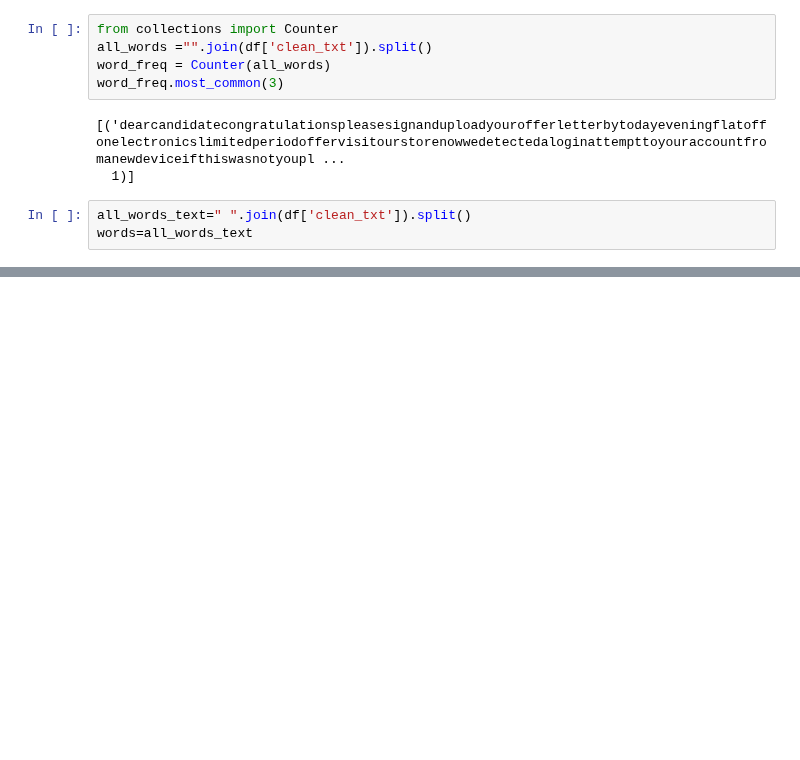
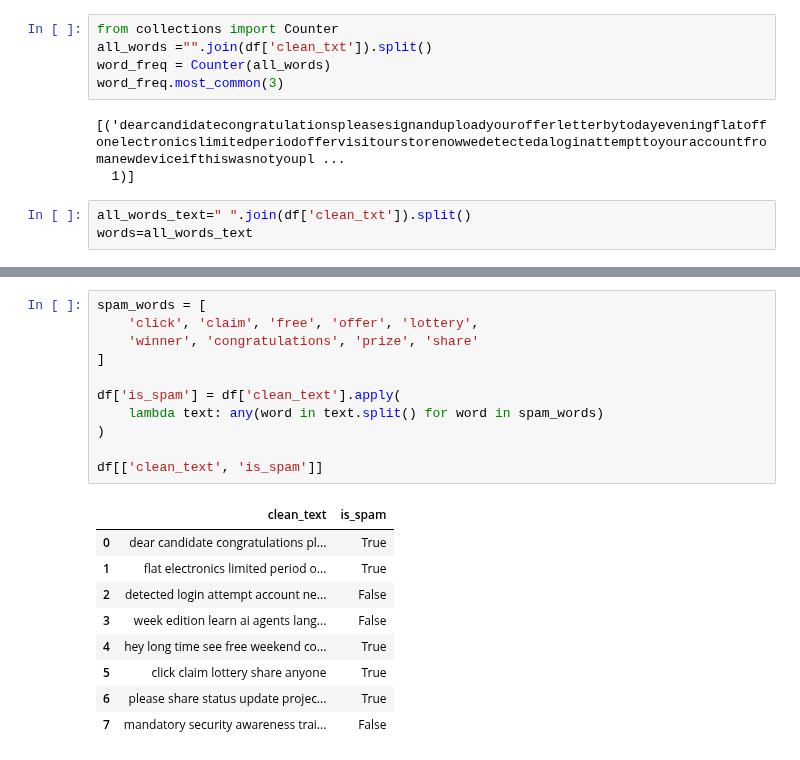
Before and after one commit to springboardmentor74219x/infosys-langgraph-email-assistant-group2, a Jupyter notebook: notebook/email-process.ipynb, the cells around one changed output, grey strips where cells are left out. Drawn from its saved outputs; the diff is of its cells as text; blank space fills up the shorter version.

```diff
--- a/notebook/email-process.ipynb
+++ b/notebook/email-process.ipynb
@@ -205,0 +315,21 @@ filtered_words=[w for w in words if w not in stop_words]
+# %%
+spam_words = [
+    'click', 'claim', 'free', 'offer', 'lottery',
+    'winner', 'congratulations', 'prize', 'share'
+]
+
+df['is_spam'] = df['clean_text'].apply(
+    lambda text: any(word in text.split() for word in spam_words)
+)
+
+df[['clean_text', 'is_spam']]
+# %% [output]
+|  | clean_text | is_spam |
+| 0 | dear candidate congratulations pl... | True |
+| 1 | flat electronics limited period o... | True |
+| 2 | detected login attempt account ne... | False |
+| 3 | week edition learn ai agents lang... | False |
+| 4 | hey long time see free weekend co... | True |
+| 5 | click claim lottery share anyone | True |
+| 6 | please share status update projec... | True |
+| 7 | mandatory security awareness trai... | False |
```
Also changed, not shown: parts of 12 cells of this notebook.
